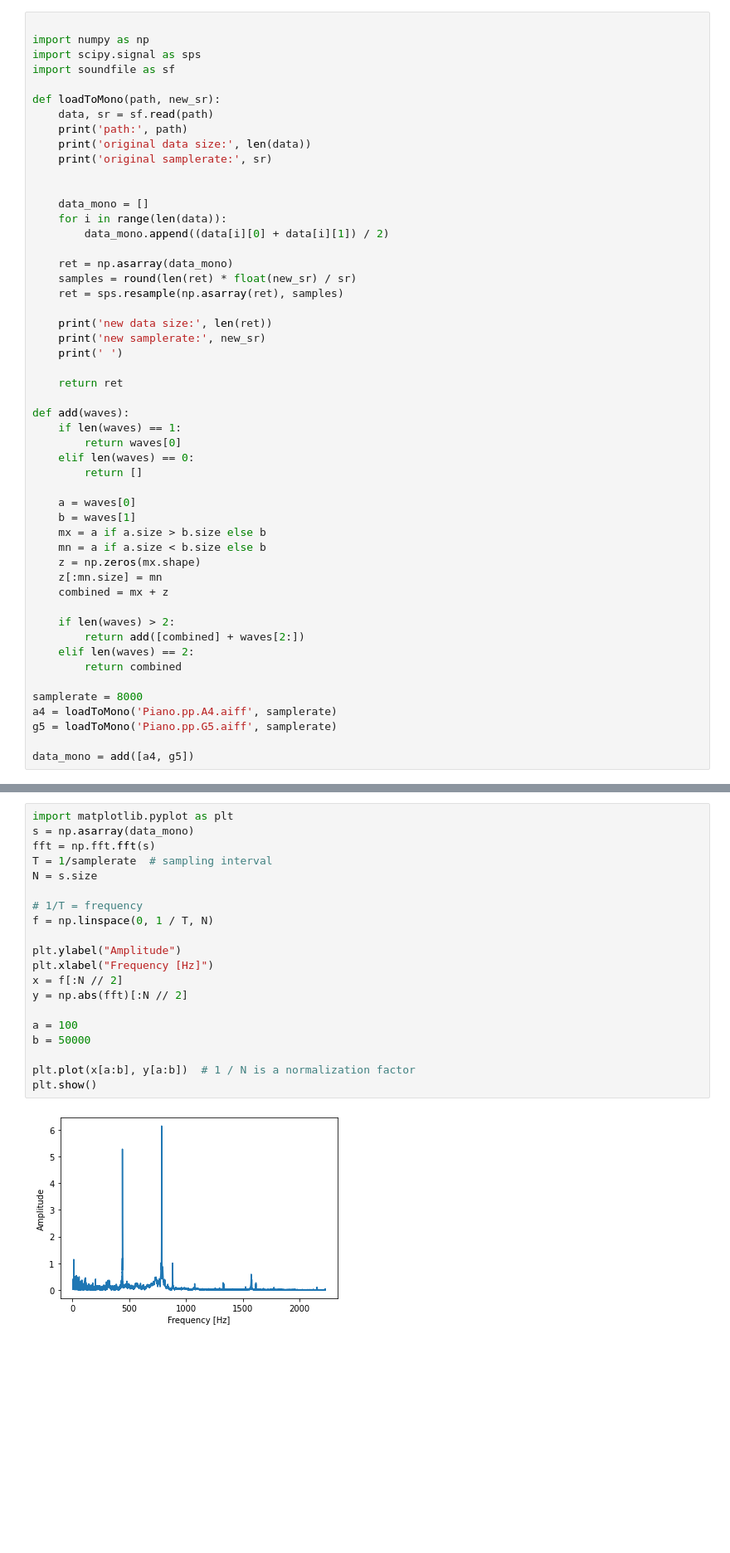
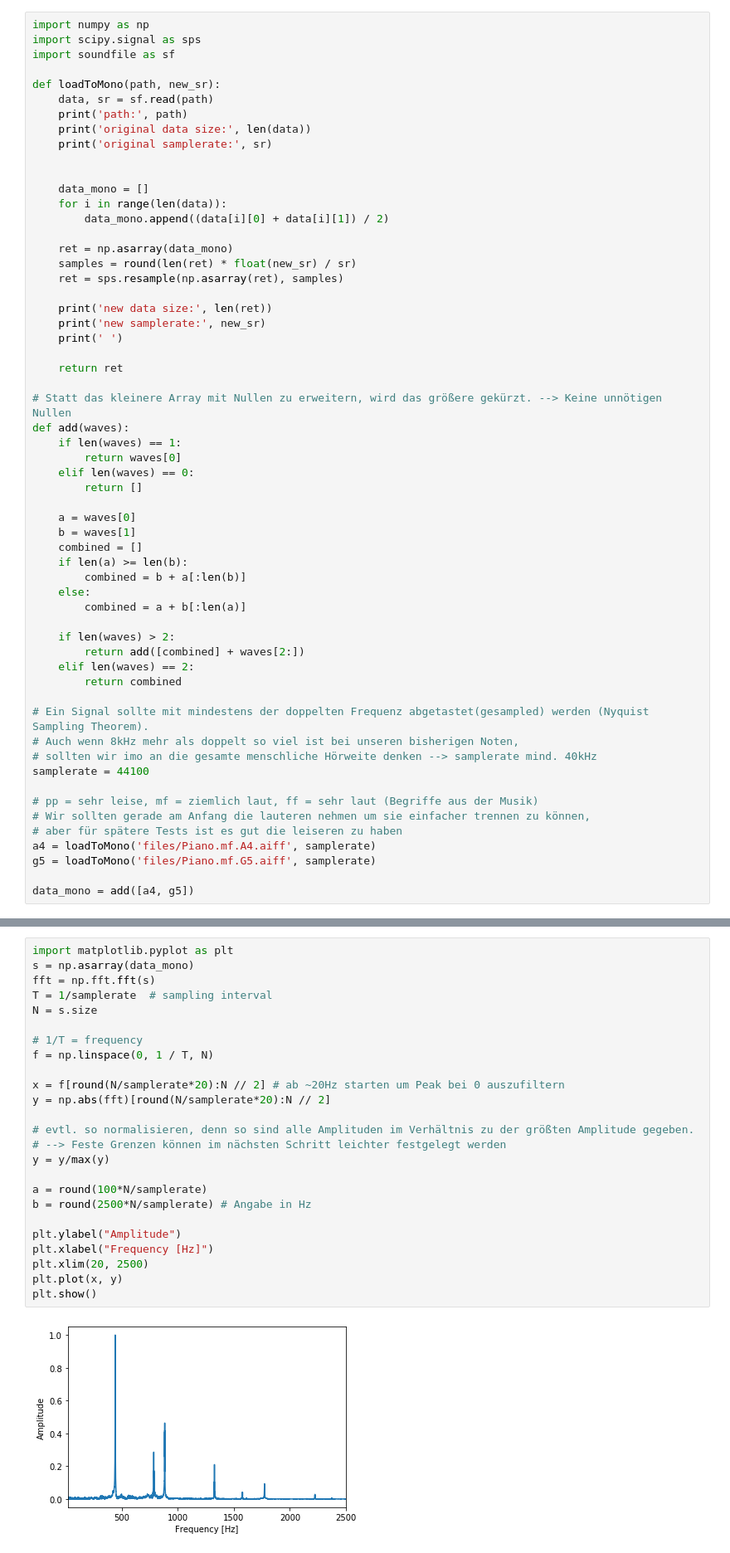
Before and after one commit to lucawellmeier/note-detector, a Jupyter notebook: initial_tests.ipynb, the cells around one changed output, grey strips where cells are left out. Shown: that part at 83% size. Saved outputs shown, nothing was run; the diff lists cells and outputs as text; blank space fills up the shorter version.

```diff
--- a/initial_tests.ipynb
+++ b/initial_tests.ipynb
@@ -1,5 +1,4 @@
 # %%
-
 import numpy as np
 import scipy.signal as sps
 import soundfile as sf
@@ -25,6 +24,7 @@ def loadToMono(path, new_sr):
 
     return ret
 
+# Statt das kleinere Array mit Nullen zu erweitern, wird das größere gekürzt. --> Keine unnötigen Nullen
 def add(waves):
     if len(waves) == 1:
         return waves[0]
@@ -33,20 +33,27 @@ def add(waves):
 
     a = waves[0]
     b = waves[1]
-    mx = a if a.size > b.size else b
-    mn = a if a.size < b.size else b
-    z = np.zeros(mx.shape)
-    z[:mn.size] = mn
-    combined = mx + z
+    combined = []
+    if len(a) >= len(b):
+        combined = b + a[:len(b)]
+    else:
+        combined = a + b[:len(a)]
 
     if len(waves) > 2:
         return add([combined] + waves[2:])
     elif len(waves) == 2:
         return combined
 
-samplerate = 8000
-a4 = loadToMono('Piano.pp.A4.aiff', samplerate)
-g5 = loadToMono('Piano.pp.G5.aiff', samplerate)
+# Ein Signal sollte mit mindestens der doppelten Frequenz abgetastet(gesampled) werden (Nyquist Sampling Theorem).
+# Auch wenn 8kHz mehr als doppelt so viel ist bei unseren bisherigen Noten,
+# sollten wir imo an die gesamte menschliche Hörweite denken --> samplerate mind. 40kHz
+samplerate = 44100
+
+# pp = sehr leise, mf = ziemlich laut, ff = sehr laut (Begriffe aus der Musik)
+# Wir sollten gerade am Anfang die lauteren nehmen um sie einfacher trennen zu können,
+# aber für spätere Tests ist es gut die leiseren zu haben
+a4 = loadToMono('files/Piano.mf.A4.aiff', samplerate)
+g5 = loadToMono('files/Piano.mf.G5.aiff', samplerate)
 
 data_mono = add([a4, g5])
 # %% [output]
@@ -73,25 +80,30 @@ pyplot.show()
 # %%
 import matplotlib.pyplot as plt
 s = np.asarray(data_mono)
 fft = np.fft.fft(s)
 T = 1/samplerate  # sampling interval
 N = s.size
 
 # 1/T = frequency
 f = np.linspace(0, 1 / T, N)
 
+x = f[round(N/samplerate*20):N // 2] # ab ~20Hz starten um Peak bei 0 auszufiltern
+y = np.abs(fft)[round(N/samplerate*20):N // 2]
+
+# evtl. so normalisieren, denn so sind alle Amplituden im Verhältnis zu der größten Amplitude gegeben.
+# --> Feste Grenzen können im nächsten Schritt leichter festgelegt werden
+y = y/max(y)
+
+a = round(100*N/samplerate)
+b = round(2500*N/samplerate) # Angabe in Hz
+
 plt.ylabel("Amplitude")
 plt.xlabel("Frequency [Hz]")
-x = f[:N // 2]
-y = np.abs(fft)[:N // 2]
-
-a = 100
-b = 50000
-
-plt.plot(x[a:b], y[a:b])  # 1 / N is a normalization factor
+plt.xlim(20, 2500)
+plt.plot(x, y)
 plt.show()
 # %% [output]
-[figure, old version]
+[figure, new version]
 # %%
 def findAllAbove(freq, amp, a, discreteTolerance):
     c = amp >= a
```
Also changed, not shown: parts of 6 cells of this notebook.
